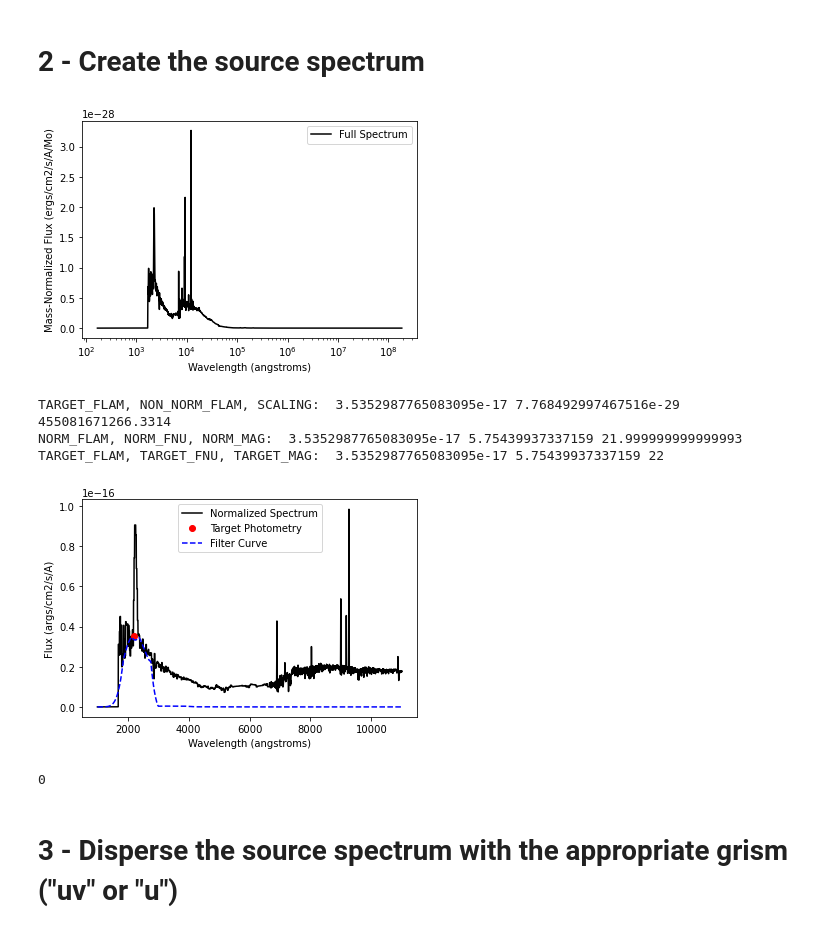
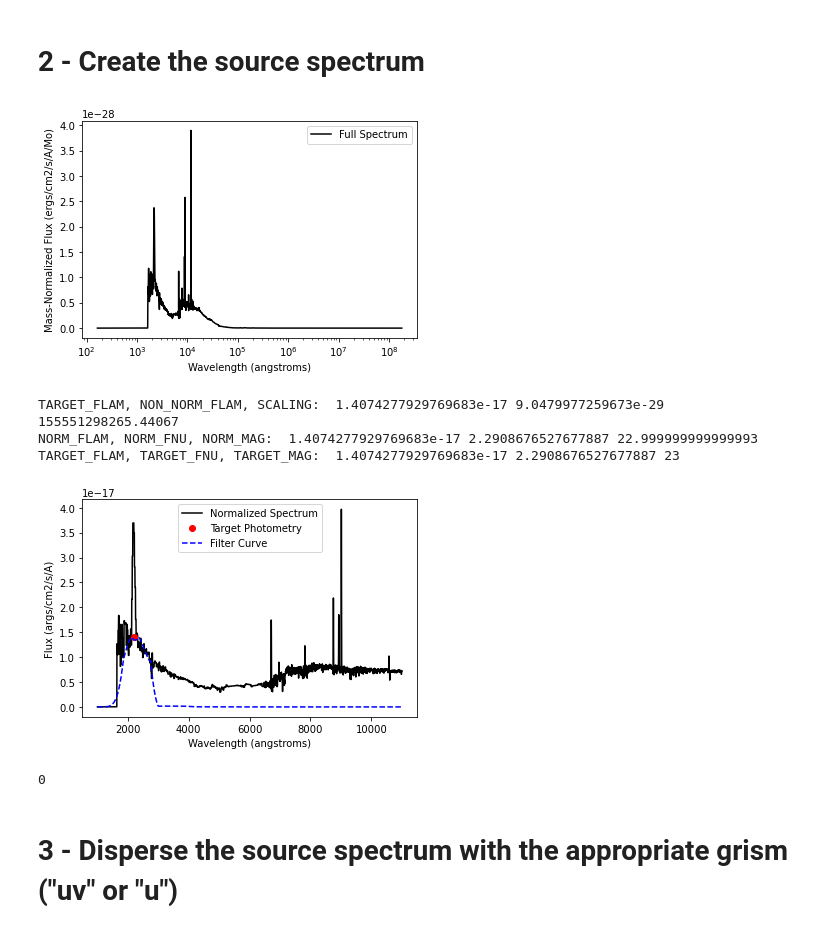
Before and after one commit to gnoir0t/ETC_grism, a Jupyter notebook: ETC_grism_notebooks/grism_etc_example.ipynb, the cells around one changed output. Cells and saved outputs as stored; diff of their text form; code cells hidden in the pictures.

Commit message:
update spectrum from file, notebooks

```diff
--- a/ETC_grism_notebooks/grism_etc_example.ipynb
+++ b/ETC_grism_notebooks/grism_etc_example.ipynb
@@ -32,25 +32,25 @@ plt.imshow(source_image)
 # %%
 #Here we generate an FSPS spectrum.
 #The user can also generate its own spectrum that can be then passed to the spectrum object with:
 #spectrum.spectrum = (wave, flux)
 #where 'wave' is the 1D wavelength array in angstroms, and 'flux' is the 1D flux array in ergs/cm2/s/A.
 
 #If running FSPS for the first time, this might take a little bit of time.
-source_redshift = 0.85 #If a redshift other than 0 is provided, then spectrum is automatically redshifted.
+source_redshift = 0.8 #If a redshift other than 0 is provided, then spectrum is automatically redshifted.
 fsps_params_dict = {"tau": 1, "logzsol": 0, "dust2": 0.2}
 fsps_age = 5 #Gyrs
 spectrum.spectrum_from_fsps(spectrum, fsps_params_dict=fsps_params_dict, fsps_age=fsps_age, redshift=source_redshift, check=True)
 
 #Normalize spectrum to a given mag in one of the CASTOR filters (uv, u or g).
-source_mag = 22
+source_mag = 23
 filter_channel = "uv"
 spectrum.normalize_spectrum(spectrum, magnitude=source_mag, filter_channel=filter_channel, check=True)
 # %% [output]
-[figure, old version]
+[figure, new version]
-TARGET_FLAM, NON_NORM_FLAM, SCALING:  3.5352987765083095e-17 7.768492997467516e-29 455081671266.3314
-NORM_FLAM, NORM_FNU, NORM_MAG:  3.5352987765083095e-17 5.75439937337159 21.999999999999993
-TARGET_FLAM, TARGET_FNU, TARGET_MAG:  3.5352987765083095e-17 5.75439937337159 22
+TARGET_FLAM, NON_NORM_FLAM, SCALING:  1.4074277929769683e-17 9.0479977259673e-29 155551298265.44067
+NORM_FLAM, NORM_FNU, NORM_MAG:  1.4074277929769683e-17 2.2908676527677887 22.999999999999993
+TARGET_FLAM, TARGET_FNU, TARGET_MAG:  1.4074277929769683e-17 2.2908676527677887 23
-[figure, old version]
+[figure, new version]
 0
 # %% [markdown]
 # 3 - Disperse the source spectrum with the appropriate grism ("uv" or "u")
```
Also changed, not shown: parts of 3 cells of this notebook, 6 other files.
